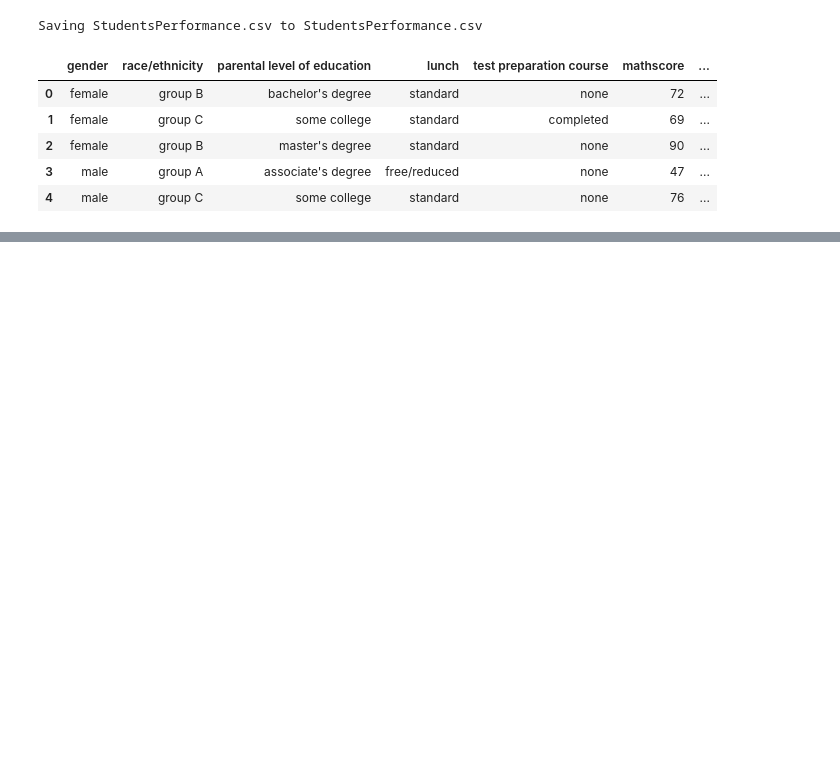
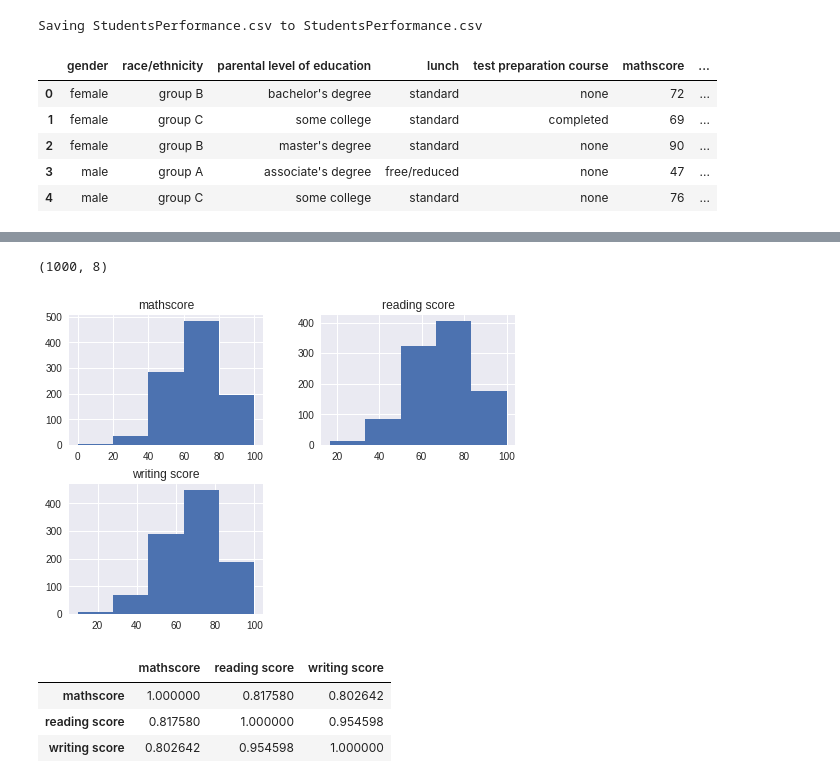
Before and after one commit to HarryPrajapati/Students-Performance-in-Exams-Data-Scince-with-Python-, a Jupyter notebook: Project.ipynb, the cells around one changed output, grey strips where cells are left out. Cells and saved outputs as stored; diff of their text form; code cells hidden in the pictures; blank space fills up the shorter version.

```diff
--- a/Project.ipynb
+++ b/Project.ipynb
@@ -22,0 +39,16 @@ df.head()
+# %%
+
+df.shape
+# %% [output]
+(1000, 8)
+# %%
+hist = df.hist(bins=5)
+# %% [output]
+[figure, added]
+# %%
+df.corr()
+# %% [output]
+|  | mathscore | reading score | writing score |
+| mathscore | 1.000000 | 0.817580 | 0.802642 |
+| reading score | 0.817580 | 1.000000 | 0.954598 |
+| writing score | 0.802642 | 0.954598 | 1.000000 |
```
Also changed, not shown: parts of 22 cells of this notebook.
